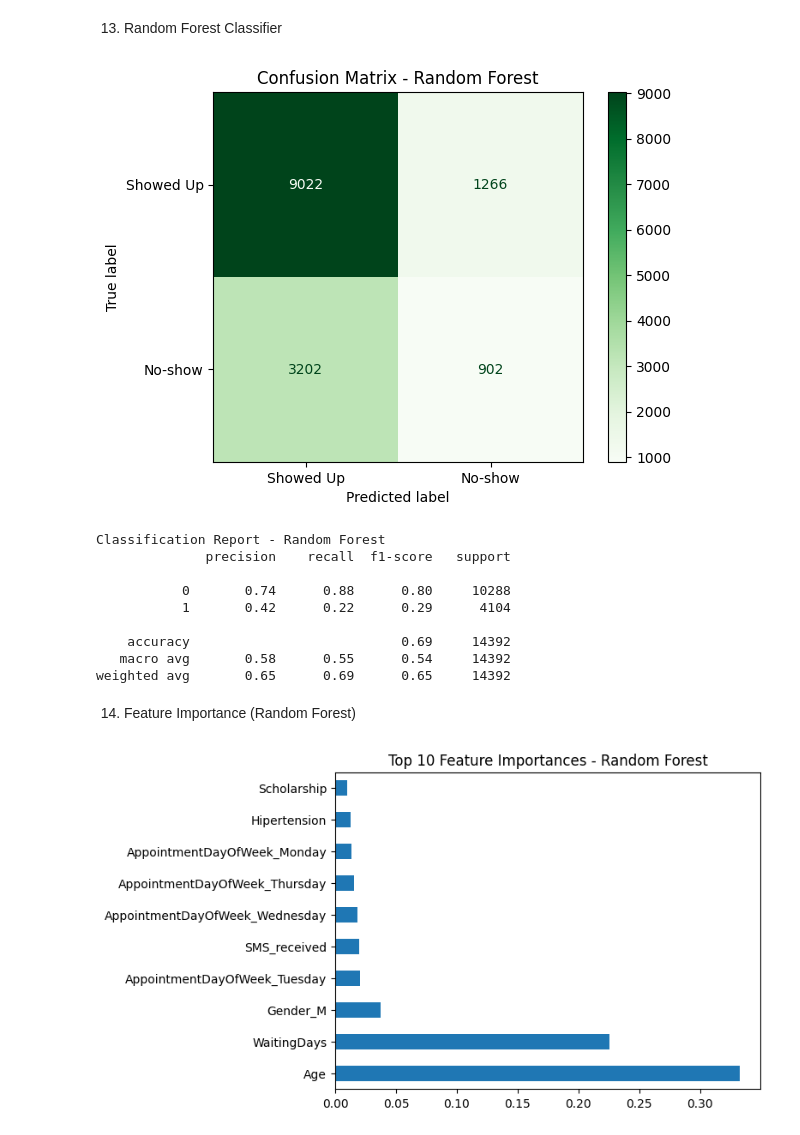
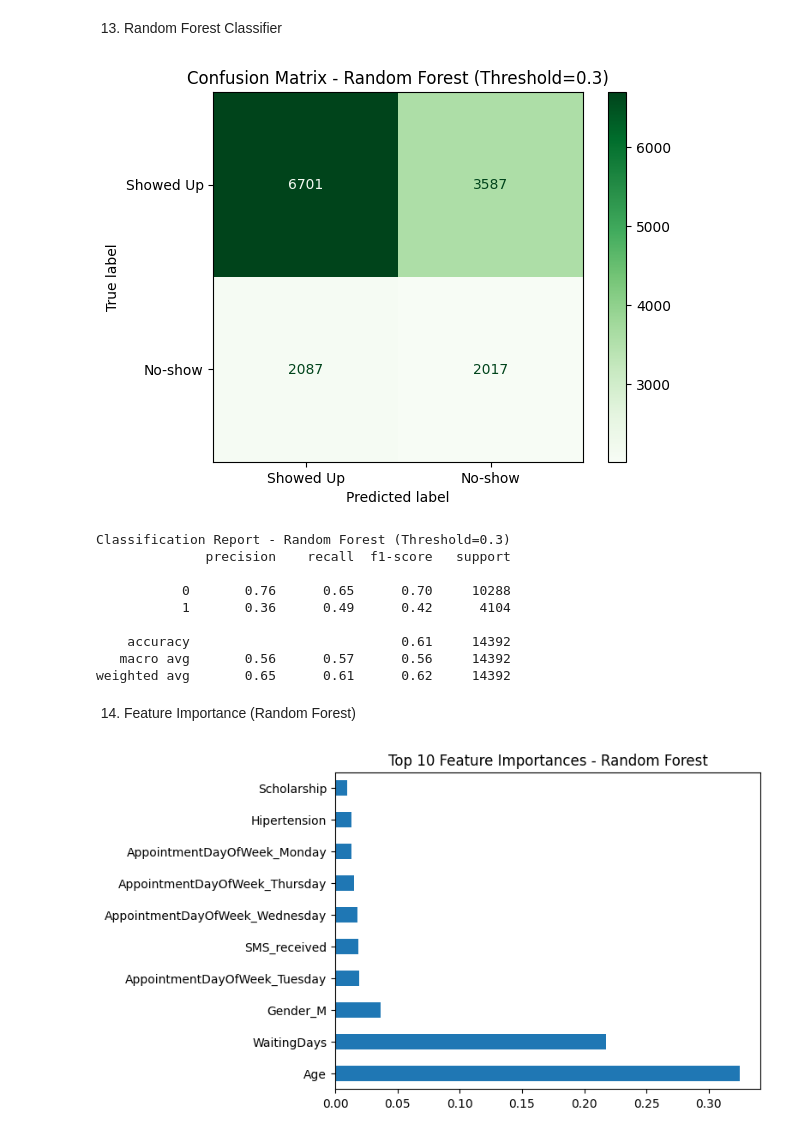
Before and after one commit to alok1606/medical-no-show-prediction, a Jupyter notebook: no_show_prediction.ipynb, the cells around one changed output. Cells and saved outputs as stored; diff of their text form; code cells hidden in the pictures.

Commit message:
Updated notebook with improved Random Forest recall (threshold tuning)

```diff
--- a/no_show_prediction.ipynb
+++ b/no_show_prediction.ipynb
@@ -218,29 +214,32 @@ weighted avg       0.65      0.71      0.60     14392
 # %% [markdown]
 13. Random Forest Classifier
 # %%
-rf = RandomForestClassifier(n_estimators=100, random_state=42)
+rf = RandomForestClassifier(n_estimators=100, random_state=42, class_weight='balanced')
 rf.fit(X_train, y_train)
-y_pred_rf = rf.predict(X_test)
+
+y_probs_rf = rf.predict_proba(X_test)[:, 1]
+
+y_pred_rf = (y_probs_rf > 0.3).astype(int)
 
 cm_rf = confusion_matrix(y_test, y_pred_rf)
 disp_rf = ConfusionMatrixDisplay(confusion_matrix=cm_rf, display_labels=["Showed Up", "No-show"])
 disp_rf.plot(cmap='Greens')
-plt.title("Confusion Matrix - Random Forest")
+plt.title("Confusion Matrix - Random Forest (Threshold=0.3)")
 plt.show()
 
-print("Classification Report - Random Forest")
+print("Classification Report - Random Forest (Threshold=0.3)")
 print(classification_report(y_test, y_pred_rf))
 # %% [output]
-[figure, old version]
+[figure, new version]
-Classification Report - Random Forest
+Classification Report - Random Forest (Threshold=0.3)
               precision    recall  f1-score   support
 
-           0       0.74      0.88      0.80     10288
-           1       0.42      0.22      0.29      4104
+           0       0.76      0.65      0.70     10288
+           1       0.36      0.49      0.42      4104
 
-    accuracy                           0.69     14392
-   macro avg       0.58      0.55      0.54     14392
-weighted avg       0.65      0.69      0.65     14392
+    accuracy                           0.61     14392
+   macro avg       0.56      0.57      0.56     14392
+weighted avg       0.65      0.61      0.62     14392
 # %% [markdown]
 14. Feature Importance (Random Forest)
 # %%
@@ -249,4 +248,4 @@ importances.nlargest(10).plot(kind='barh')
 plt.title("Top 10 Feature Importances - Random Forest")
 plt.show()
 # %% [output]
-[figure, old version]
+[figure, new version]
```
Also changed, not shown: parts of 3 cells of this notebook.
